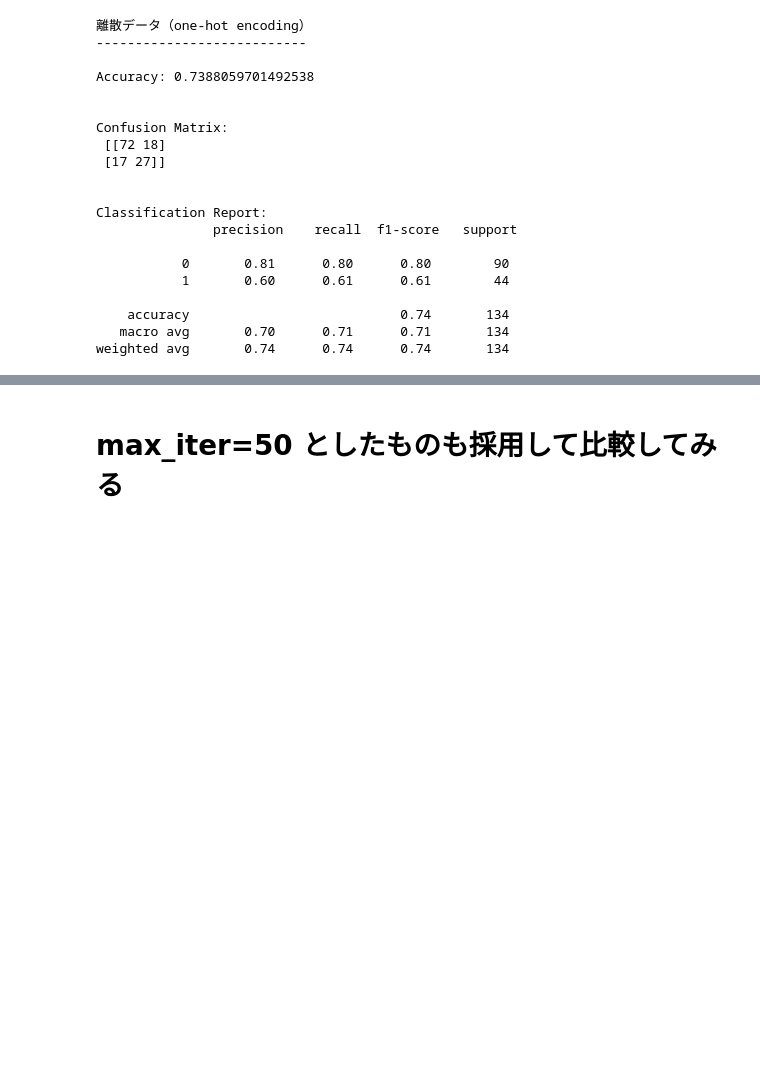
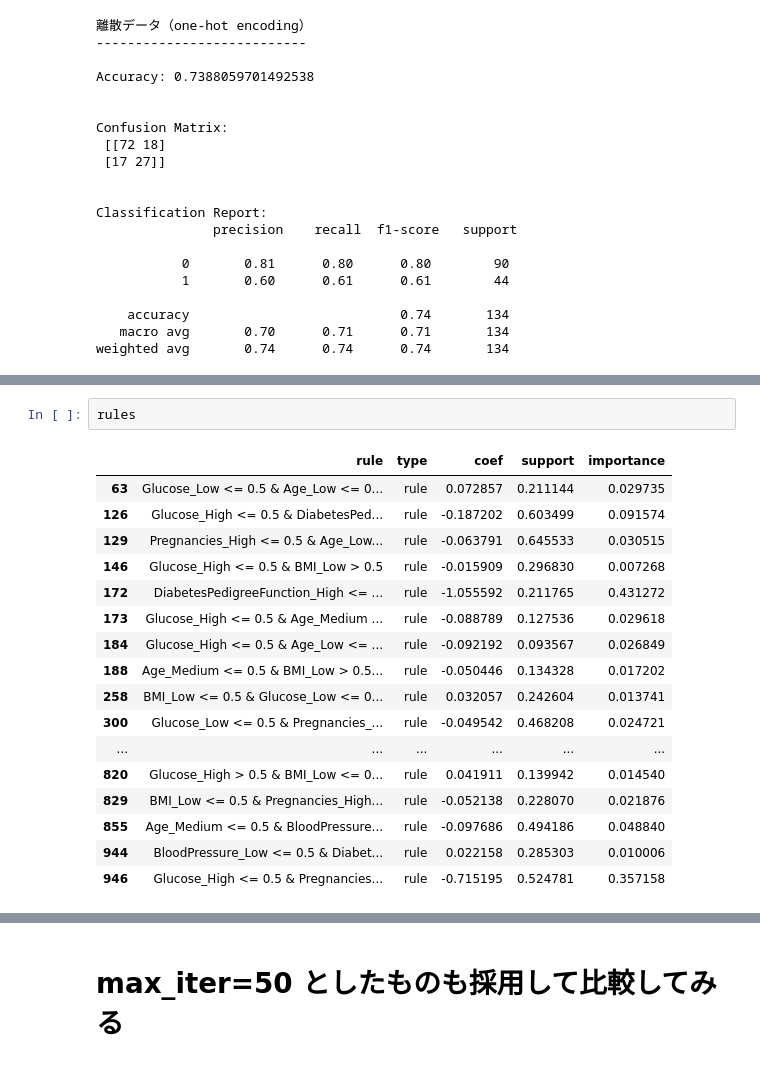
Before and after one commit to k-onoue/lukasiewicz_1, a Jupyter notebook: notebooks/pima_indian_diabetes/rulefit.ipynb, the cells around one changed output, grey strips where cells are left out. Saved outputs shown, nothing was run; the diff lists cells and outputs as text; blank space fills up the shorter version.

```diff
--- a/notebooks/pima_indian_diabetes/rulefit.ipynb
+++ b/notebooks/pima_indian_diabetes/rulefit.ipynb
@@ -112,0 +201,20 @@ def create_KB(rules_df):
+# %%
+rules
+# %% [output]
+|  | rule | type | coef | support | importance |
+| 63 | Glucose_Low <= 0.5 & Age_Low <= 0... | rule | 0.072857 | 0.211144 | 0.029735 |
+| 126 | Glucose_High <= 0.5 & DiabetesPed... | rule | -0.187202 | 0.603499 | 0.091574 |
+| 129 | Pregnancies_High <= 0.5 & Age_Low... | rule | -0.063791 | 0.645533 | 0.030515 |
+| 146 | Glucose_High <= 0.5 & BMI_Low > 0.5 | rule | -0.015909 | 0.296830 | 0.007268 |
+| 172 | DiabetesPedigreeFunction_High <= ... | rule | -1.055592 | 0.211765 | 0.431272 |
+| 173 | Glucose_High <= 0.5 & Age_Medium ... | rule | -0.088789 | 0.127536 | 0.029618 |
+| 184 | Glucose_High <= 0.5 & Age_Low <= ... | rule | -0.092192 | 0.093567 | 0.026849 |
+| 188 | Age_Medium <= 0.5 & BMI_Low > 0.5... | rule | -0.050446 | 0.134328 | 0.017202 |
+| 258 | BMI_Low <= 0.5 & Glucose_Low <= 0... | rule | 0.032057 | 0.242604 | 0.013741 |
+| 300 | Glucose_Low <= 0.5 & Pregnancies_... | rule | -0.049542 | 0.468208 | 0.024721 |
+| ... | ... | ... | ... | ... | ... |
+| 820 | Glucose_High > 0.5 & BMI_Low <= 0... | rule | 0.041911 | 0.139942 | 0.014540 |
+| 829 | BMI_Low <= 0.5 & Pregnancies_High... | rule | -0.052138 | 0.228070 | 0.021876 |
+| 855 | Age_Medium <= 0.5 & BloodPressure... | rule | -0.097686 | 0.494186 | 0.048840 |
+| 944 | BloodPressure_Low <= 0.5 & Diabet... | rule | 0.022158 | 0.285303 | 0.010006 |
+| 946 | Glucose_High <= 0.5 & Pregnancies... | rule | -0.715195 | 0.524781 | 0.357158 |
```
Also changed, not shown: parts of 12 cells of this notebook, 2 other files.
